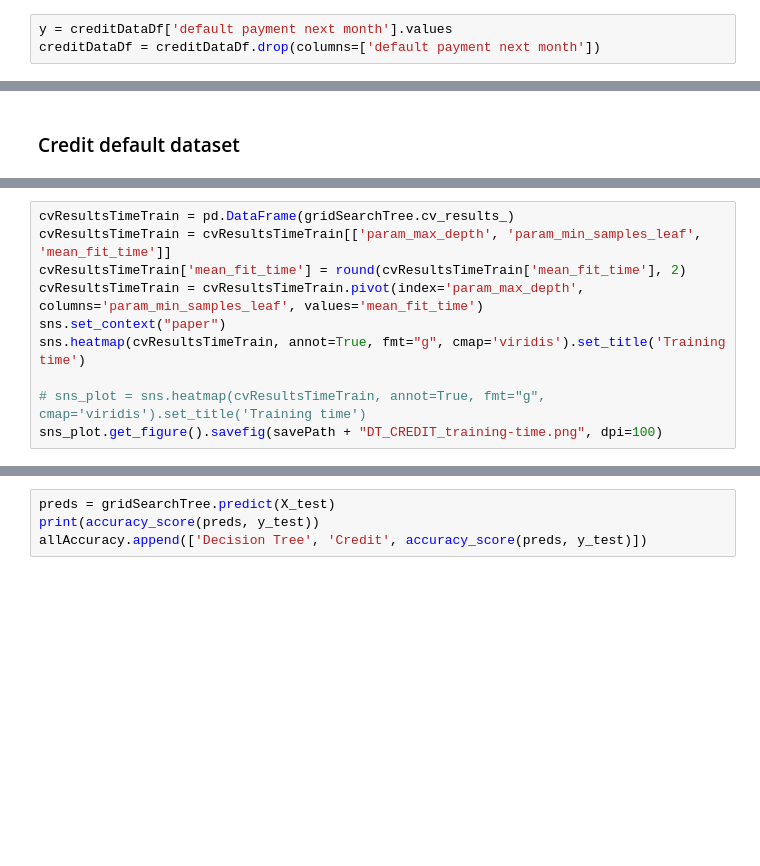
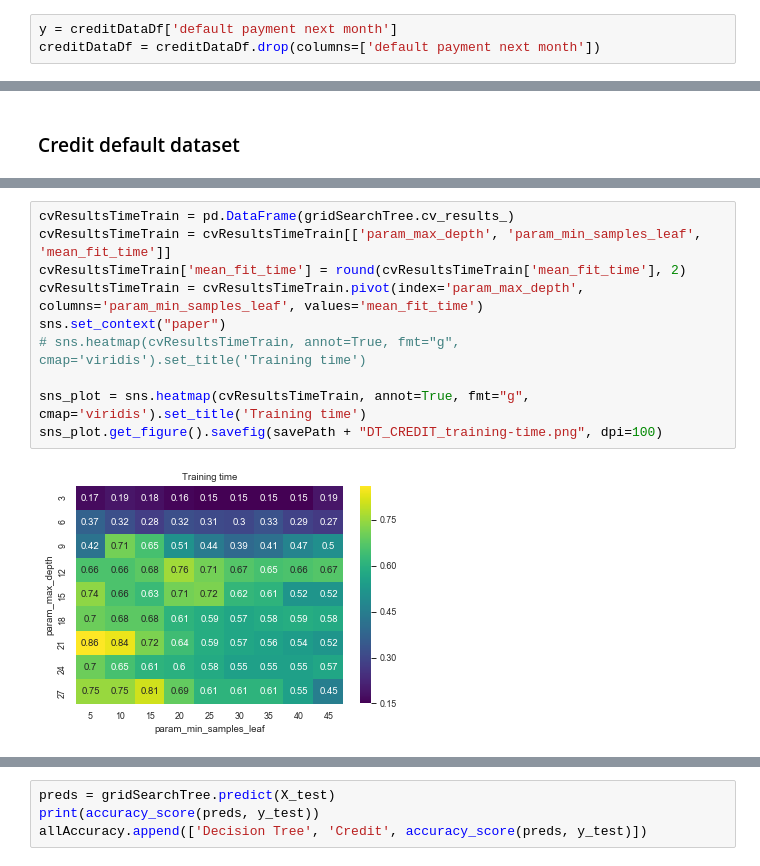
Before and after one commit to mkecera/1-supervised-learning, a Jupyter notebook: assignment1.ipynb, the cells around one changed output, grey strips where cells are left out. Cells and saved outputs as stored; diff of their text form; blank space fills up the shorter version.

```diff
--- a/assignment1.ipynb
+++ b/assignment1.ipynb
@@ -369,7 +361,7 @@ creditDataDf = pd.get_dummies(creditDataDf, prefix=['SEX', 'EDUCATION', 'MARRIAG
 # drop last mummy variable
 creditDataDf = creditDataDf.drop(columns=['SEX_2', 'EDUCATION_6', 'MARRIAGE_3'])
 # %%
-y = creditDataDf['default payment next month'].values
+y = creditDataDf['default payment next month']
 creditDataDf = creditDataDf.drop(columns=['default payment next month'])
 # %%
 dfColumns = creditDataDf.columns
@@ -824,13 +905,15 @@ sns_plot.get_figure().savefig(savePath + "DT_CREDIT_accuracy.png", dpi=100)
 # %%
 cvResultsTimeTrain = pd.DataFrame(gridSearchTree.cv_results_)
 cvResultsTimeTrain = cvResultsTimeTrain[['param_max_depth', 'param_min_samples_leaf', 'mean_fit_time']]
 cvResultsTimeTrain['mean_fit_time'] = round(cvResultsTimeTrain['mean_fit_time'], 2)
 cvResultsTimeTrain = cvResultsTimeTrain.pivot(index='param_max_depth', columns='param_min_samples_leaf', values='mean_fit_time')
 sns.set_context("paper")
-sns.heatmap(cvResultsTimeTrain, annot=True, fmt="g", cmap='viridis').set_title('Training time')
+# sns.heatmap(cvResultsTimeTrain, annot=True, fmt="g", cmap='viridis').set_title('Training time')
 
-# sns_plot = sns.heatmap(cvResultsTimeTrain, annot=True, fmt="g", cmap='viridis').set_title('Training time')
+sns_plot = sns.heatmap(cvResultsTimeTrain, annot=True, fmt="g", cmap='viridis').set_title('Training time')
 sns_plot.get_figure().savefig(savePath + "DT_CREDIT_training-time.png", dpi=100)
+# %% [output]
+[figure, added]
 # %%
 cvResultsTimeScore = pd.DataFrame(gridSearchTree.cv_results_)
 cvResultsTimeScore = cvResultsTimeScore[['param_max_depth', 'param_min_samples_leaf', 'mean_score_time']]
```
Also changed, not shown: parts of 65 cells of this notebook, 2 other files.
